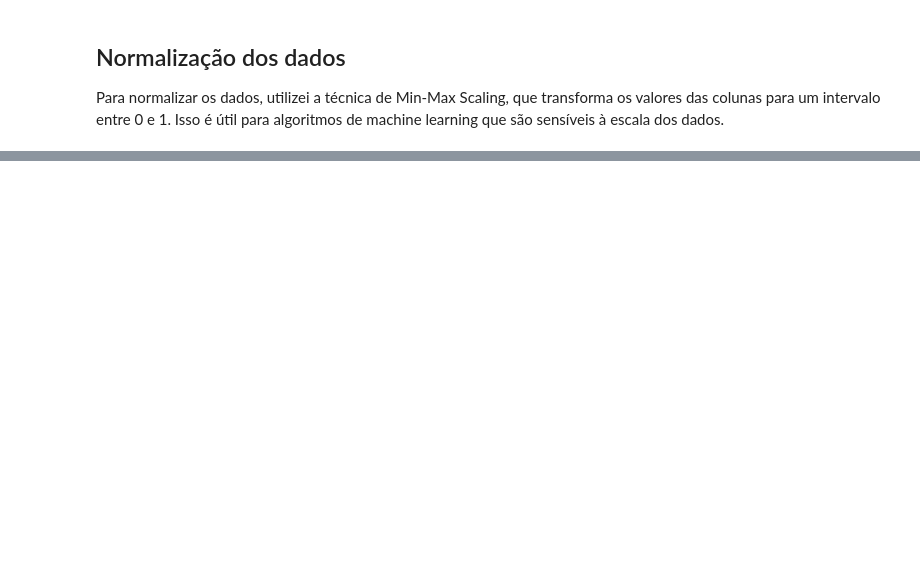
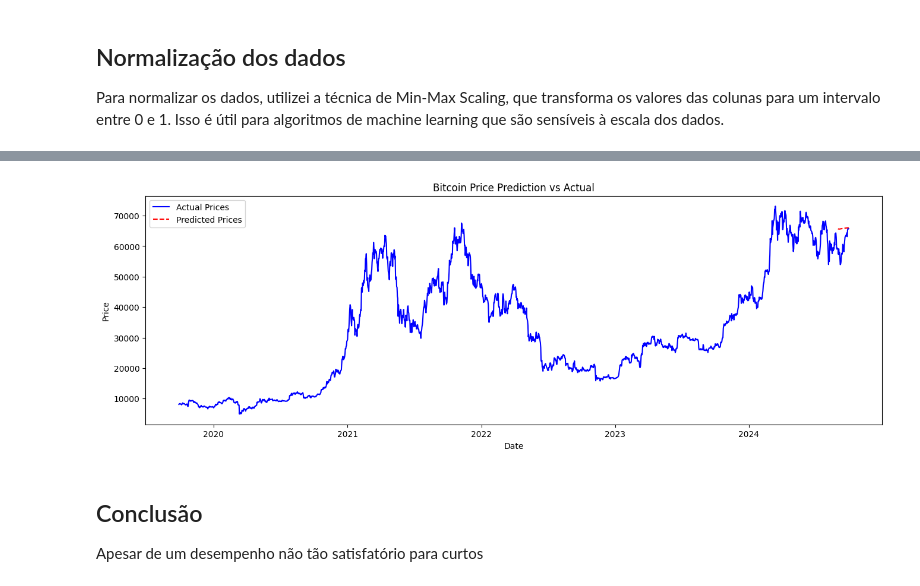
Before and after one commit to ItsVasconcellos/CryptoForecast, a Jupyter notebook: src/model/main.ipynb, the cells around one changed output, grey strips where cells are left out. Saved outputs shown, nothing was run; the diff lists cells and outputs as text; code cells hidden in the pictures; blank space fills up the shorter version.

Commit message:
feat: updating model

```diff
--- a/src/model/main.ipynb
+++ b/src/model/main.ipynb
@@ -101,0 +123,16 @@ ModuleNotFoundError: No module named 'sklearn'
+# %%
+time_steps = 30
+x, y = create_lstm_data(close_prices_scaled, time_steps)
+x = np.reshape(x, (x.shape[0], x.shape[1], 1))
+# %%
+from sklearn.preprocessing import MinMaxScaler
+from keras.models import Sequential
+from keras.layers import LSTM, Dense
+
+model = Sequential()
+model.add(LSTM(units=50, return_sequences=True, input_shape=(x.shape[1], 1)))
+model.add(LSTM(units=50))
+model.add(Dense(units=1))
+model.compile(optimizer='adam', loss='mean_squared_error')
+# %%
+model.fit(x, y, epochs=50, batch_size=32)
@@ -101,0 +158,9 @@ ModuleNotFoundError: No module named 'sklearn'
+# %%
+import datetime as dt
+future_dates = pd.date_range(start=dt.datetime.today() - dt.timedelta(days=2), periods=30)
+last_prices = close_prices[-time_steps:]
+last_prices_scaled = scaler.transform(last_prices.reshape(-1, 1))
+x_pred = np.array([last_prices_scaled[-time_steps:, 0]])
+x_pred = np.reshape(x_pred, (x_pred.shape[0], x_pred.shape[1], 1))
+predicted_prices_scaled = model.predict(x_pred)
+predicted_prices = scaler.inverse_transform(predicted_prices_scaled)
@@ -101,0 +255,16 @@ ModuleNotFoundError: No module named 'sklearn'
+# %%
+plt.figure(figsize=(16, 5), dpi=100)
+plt.plot(df_bitcoin.index[-len(df_bitcoin["Close"]):], df_bitcoin["Close"], color='blue', label='Actual Prices')
+plt.plot(future_data["Date"], predicted_prices, color='red', linestyle='dashed', label='Predicted Prices')
+
+plt.title('Bitcoin Price Prediction vs Actual')
+plt.xlabel('Date')
+plt.ylabel('Price')
+plt.legend()
+plt.show()
+# %% [output]
+[figure, added]
+# %% [markdown]
+## Conclusão
+
+Apesar de um desempenho não tão satisfatório para curtos
```
Also changed, not shown: parts of 14 cells of this notebook.
